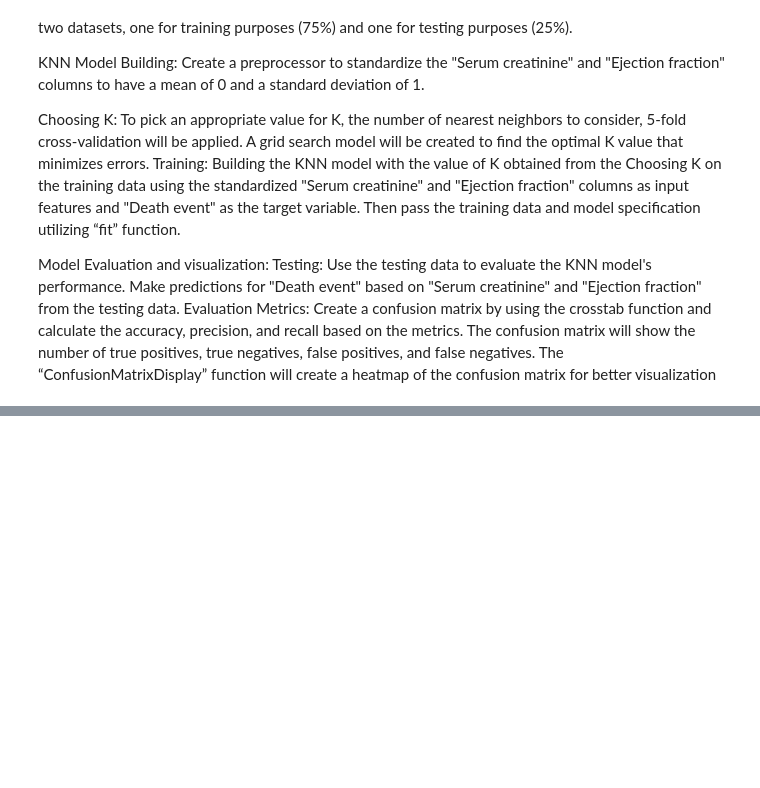
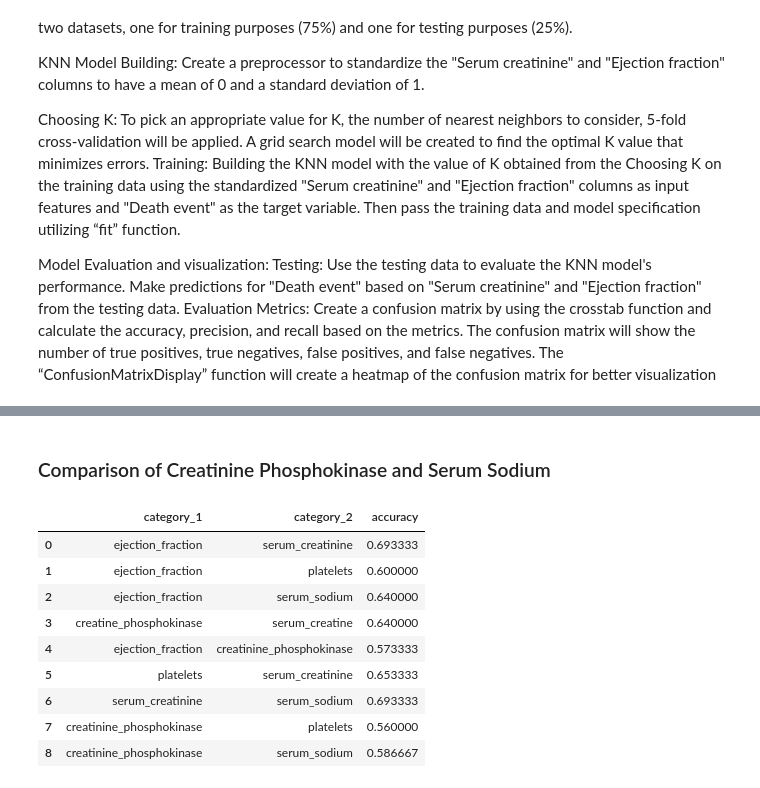
Before and after one commit to dymackenzie/group25Project, a Jupyter notebook: group_project_report.ipynb, the cells around one changed output, grey strips where cells are left out. Drawn from its saved outputs; the diff is of its cells as text; code cells hidden in the pictures; blank space fills up the shorter version.

```diff
--- a/group_project_report.ipynb
+++ b/group_project_report.ipynb
@@ -106,0 +336,4 @@ data
+# %%
+new_row = {'category_1' : 'platelets', 'category_2' : 'serum_creatinine', 'accuracy' : heart_disease_prediction_accuracy }
+compared_categories_dataframe.loc[len(compared_categories_dataframe)] = new_row
+compared_categories_dataframe
@@ -106,0 +423,39 @@ data
+# %% [markdown]
+### Comparison of Creatinine Phosphokinase and Serum Sodium
+# %%
+compared_categories = ['creatinine_phosphokinase', 'serum_sodium']
+heart_disease_preprocessor = make_column_transformer(
+     (StandardScaler(), compared_categories),
+     remainder= 'passthrough',
+     verbose_feature_names_out=False,
+)
+knn_spec6 = KNeighborsClassifier(n_neighbors=6)
+heart_disease_train.columns = heart_disease_train.columns.str.strip()
+X = heart_disease_train[compared_categories]
+y = heart_disease_train["death_event"]
+X = X.astype(float)
+
+heart_disease_fit = make_pipeline(heart_disease_preprocessor, knn_spec6)
+heart_disease_fit = heart_disease_fit.fit(X,y)
+
+heart_disease_test_predictions = heart_disease_test.assign(
+    predicted = heart_disease_fit.predict(heart_disease_test[compared_categories])
+)
+X_test = heart_disease_test_predictions[compared_categories]
+y_test = heart_disease_test_predictions["death_event"]
+heart_disease_prediction_accuracy = heart_disease_fit.score(X_test, y_test)
+# %%
+new_row = {'category_1' : 'creatinine_phosphokinase', 'category_2' : 'serum_sodium', 'accuracy' : heart_disease_prediction_accuracy }
+compared_categories_dataframe.loc[len(compared_categories_dataframe)] = new_row
+compared_categories_dataframe
+# %% [output]
+|  | category_1 | category_2 | accuracy |
+| 0 | ejection_fraction | serum_creatinine | 0.693333 |
+| 1 | ejection_fraction | platelets | 0.600000 |
+| 2 | ejection_fraction | serum_sodium | 0.640000 |
+| 3 | creatine_phosphokinase | serum_creatine | 0.640000 |
+| 4 | ejection_fraction | creatinine_phosphokinase | 0.573333 |
+| 5 | platelets | serum_creatinine | 0.653333 |
+| 6 | serum_creatinine | serum_sodium | 0.693333 |
+| 7 | creatinine_phosphokinase | platelets | 0.560000 |
+| 8 | creatinine_phosphokinase | serum_sodium | 0.586667 |
```
Also changed, not shown: parts of 66 cells of this notebook.
